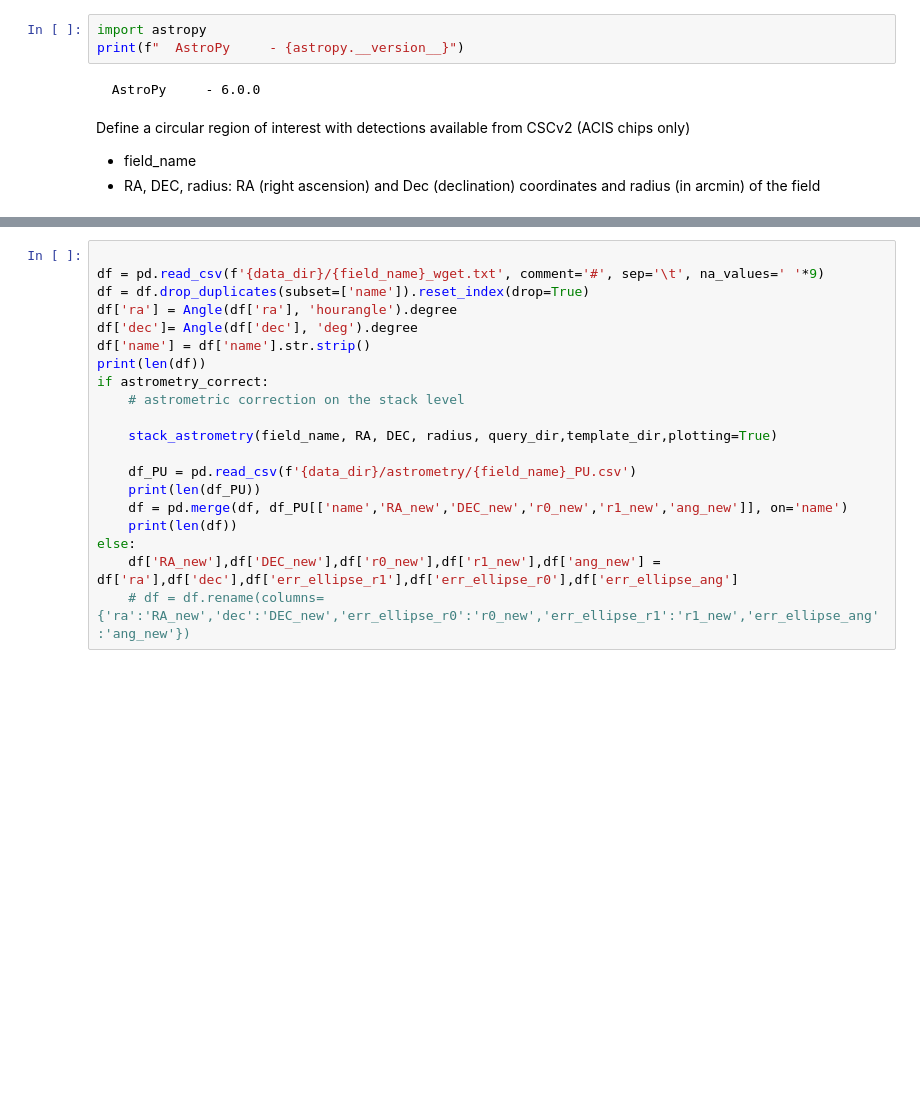
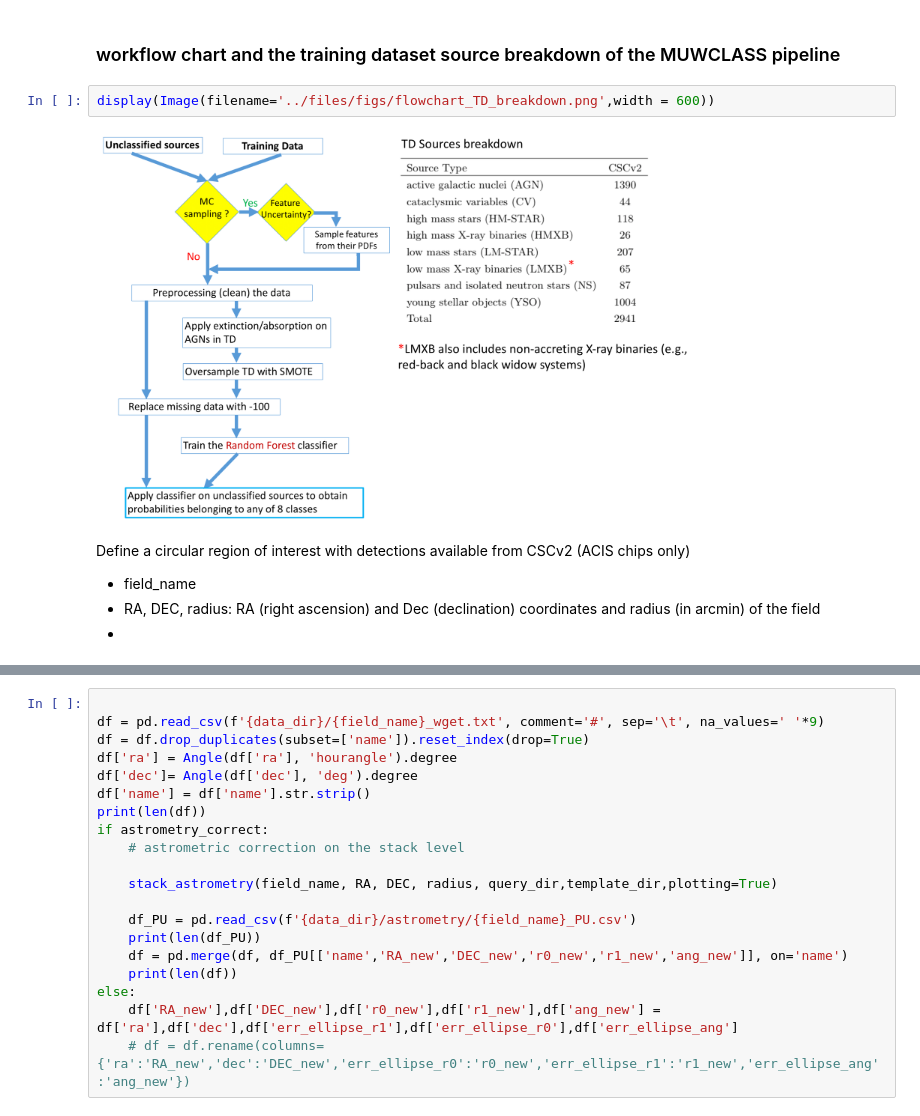
Before and after one commit to MUWCLASS/MUWCLASS, a Jupyter notebook: demos/MUWCLASS_CSC.ipynb, the cells around one changed output, grey strips where cells are left out. Cells and saved outputs as stored; diff of their text form; blank space fills up the shorter version.

Commit message:
update & add flowchart

```diff
--- a/demos/MUWCLASS_CSC.ipynb
+++ b/demos/MUWCLASS_CSC.ipynb
@@ -33,14 +72,16 @@ warnings.filterwarnings('ignore')
 # %% [output]
 [interactive output not drawn]
 [interactive output not drawn]
-# %%
-import astropy
-print(f"  AstroPy     - {astropy.__version__}")
-# %% [output]
-  AstroPy     - 6.0.0
+# %% [markdown]
+### workflow chart and the training dataset source breakdown of the MUWCLASS pipeline
+# %%
+display(Image(filename='../files/figs/flowchart_TD_breakdown.png',width = 600))
+# %% [output]
+[figure, added]
 # %% [markdown]
 Define a circular region of interest with detections available from CSCv2 (ACIS chips only)
 
 * field_name
 * RA, DEC, radius: RA (right ascension) and Dec (declination) coordinates and radius (in arcmin) of the field
+*
 # %%
```
Also changed, not shown: parts of 15 cells of this notebook, 3 other files.
